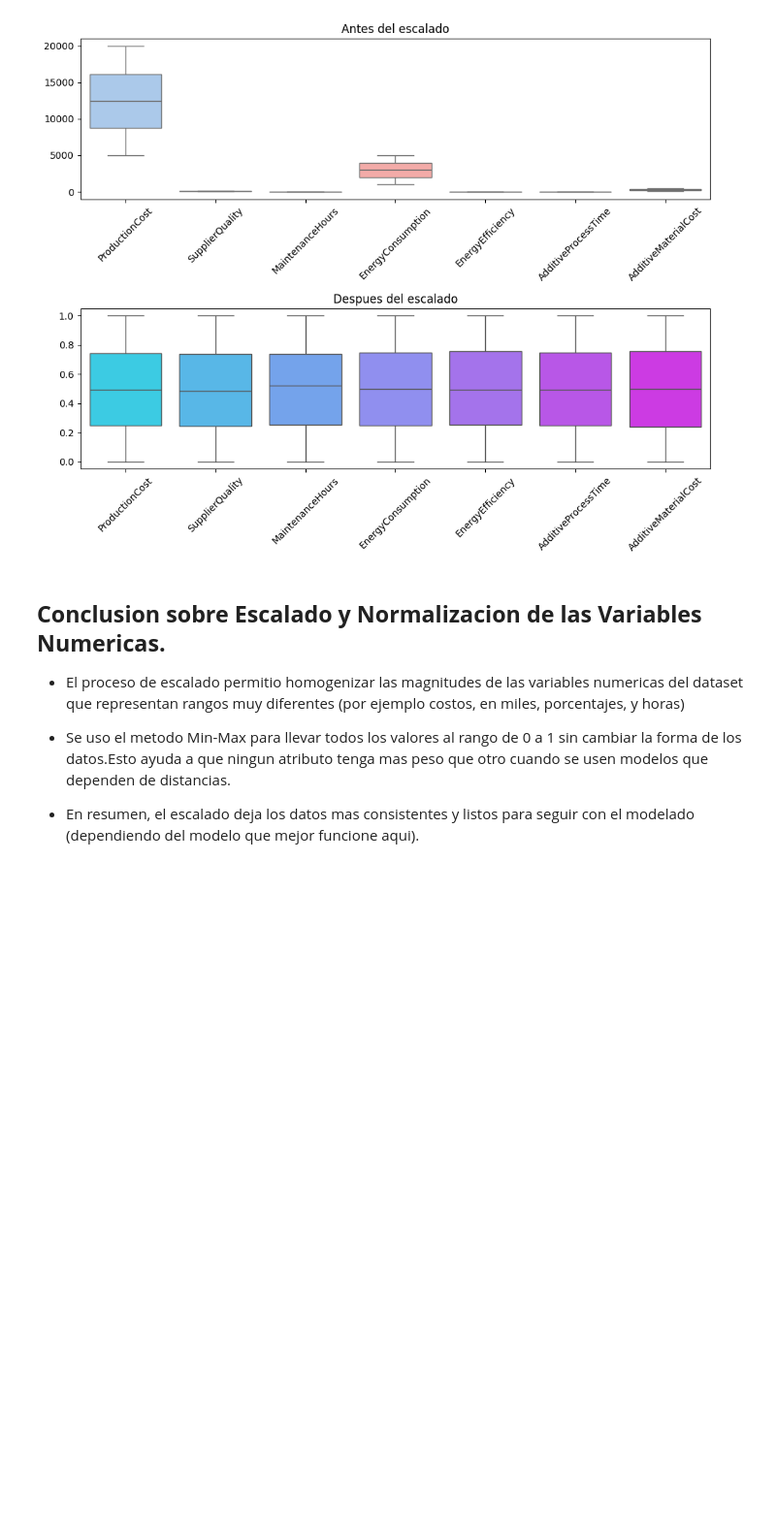
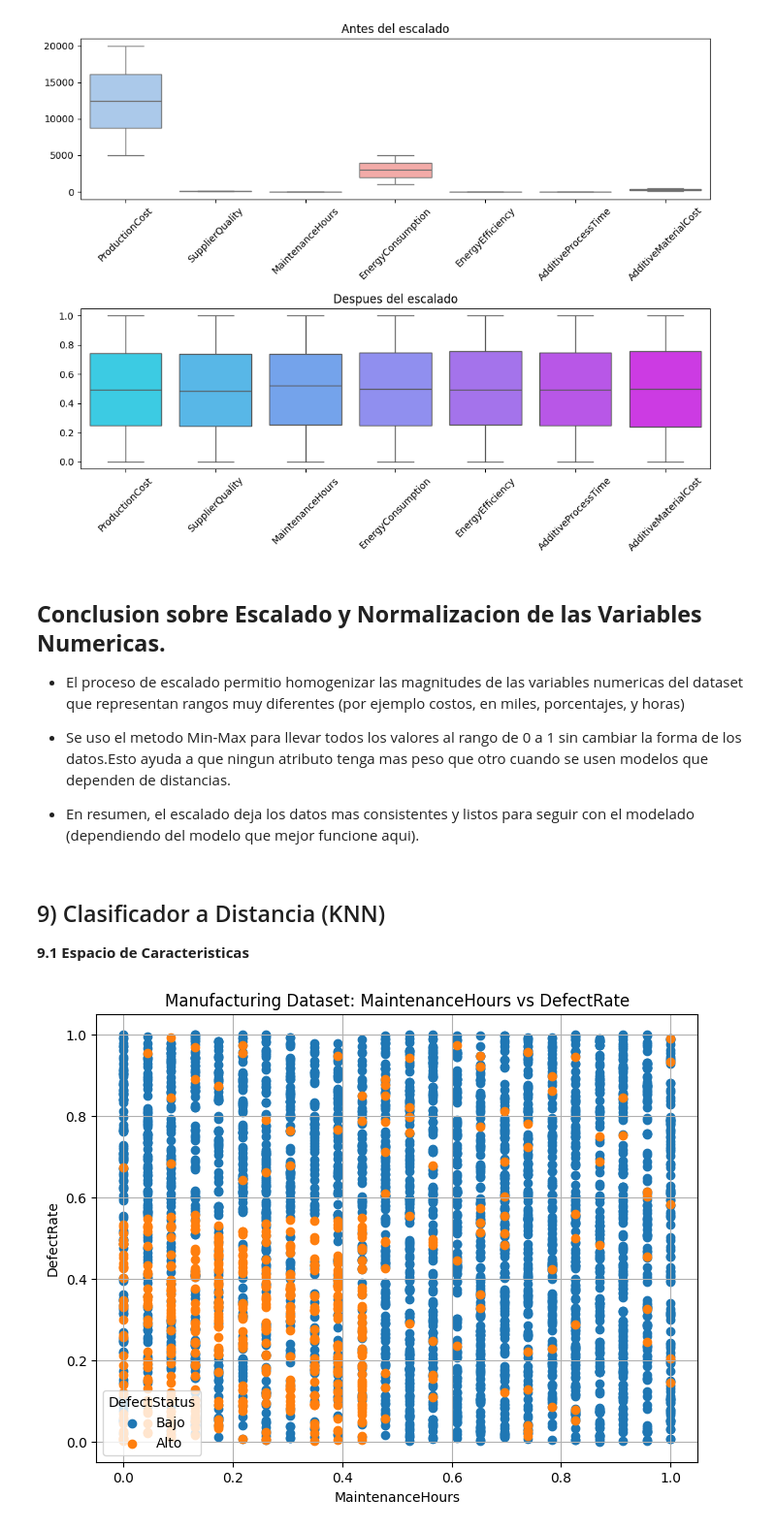
Before and after one commit to strejo4/ColabFiles_UACJ_PADP, a Jupyter notebook: Modelo_Avance_Proyecto_2do_SergioTrejo.ipynb, the cells around one changed output. Shown at 97% size. Saved outputs shown, nothing was run; the diff lists cells and outputs as text; code cells hidden in the pictures; blank space fills up the shorter version.

```diff
--- a/Modelo_Avance_Proyecto_2do_SergioTrejo.ipynb
+++ b/Modelo_Avance_Proyecto_2do_SergioTrejo.ipynb
@@ -861,3 +861,36 @@ Datos dspues de la normalizacion y escalacion:
 * Se uso el metodo Min-Max para llevar todos los valores al rango de 0 a 1 sin cambiar la forma de los datos.Esto ayuda a que ningun atributo tenga mas peso que otro cuando se usen modelos que dependen de distancias.
 
 * En resumen, el escalado deja los datos mas consistentes y listos para seguir con el modelado (dependiendo del modelo que mejor funcione aqui).
+# %% [markdown]
+## 9) Clasificador a Distancia (KNN)
+ **9.1 Espacio de Caracteristicas**
+# %%
+from sklearn.model_selection import train_test_split
+from sklearn.neighbors import KNeighborsClassifier
+from sklearn.metrics import confusion_matrix, classification_report, accuracy_score
+
+#Representacion del espacio caracteristico
+# Variables elegidas por correlacion
+x1_attr = 'MaintenanceHours'
+x2_attr = 'DefectRate'
+
+plt.figure(figsize=(8,6))
+for status in df_scaled['DefectStatus'].unique():  # Repite 2 veces (0 y 1)
+    subset = df_scaled[df_scaled['DefectStatus'] == status]
+    plt.scatter(subset[x1_attr], subset[x2_attr], label=f'DefectStatus {status}')
+
+plt.xlabel(x1_attr)
+plt.ylabel(x2_attr)
+plt.title("Manufacturing Dataset: MaintenanceHours vs DefectRate")
+plt.legend(title='DefectStatus', labels=['Bajo', 'Alto'])
+plt.grid(True)
+plt.show()
+
+
+#Separacion de variables independientes y variable objetivo
+# X = df_scaled.drop(columns=['DefectStatus'])
+# y = df_scaled['DefectStatus']
+
+#Dividir los datos en entrenamiento y test (70%/30%)
+# %% [output]
+[figure, added]
```
Also changed, not shown: parts of 2 cells of this notebook.
